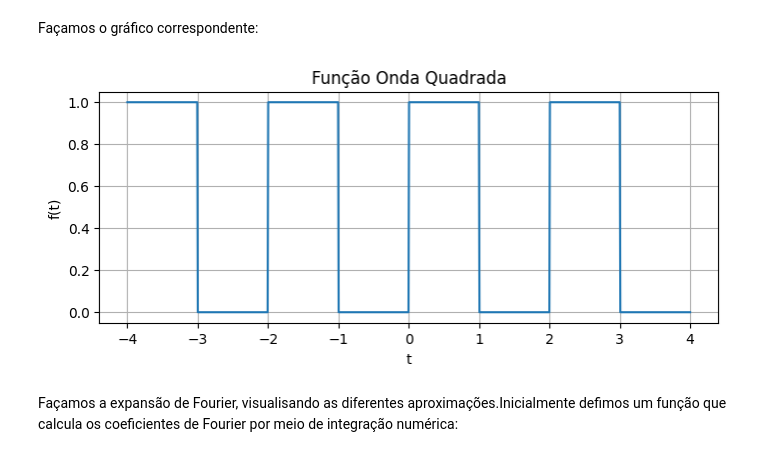
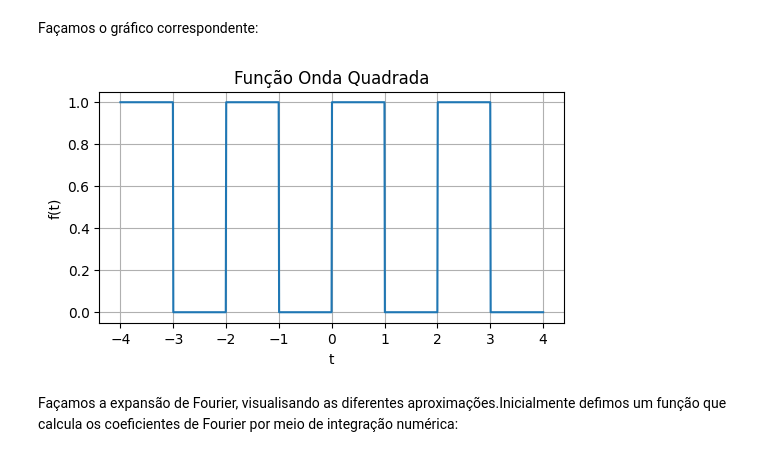
Before and after one commit to fernandodeeke/curso_python, a Jupyter notebook: fourier1.ipynb, the cells around one changed output. Cells and saved outputs as stored; diff of their text form; code cells hidden in the pictures.

```diff
--- a/fourier1.ipynb
+++ b/fourier1.ipynb
@@ -50,17 +48,17 @@ Façamos o gráfico correspondente:
 # %%
 T =2
 t = np.linspace(-4, 4, 1000)
 y = square_wave(t)
 
-plt.figure(figsize=(8, 3))
+plt.figure(figsize=(6, 3))
 plt.plot(t, y)
 plt.title('Função Onda Quadrada')
 plt.xlabel('t')
 plt.ylabel('f(t)')
 plt.grid(True)
 plt.show()
 # %% [output]
-[figure, old version]
+[figure, new version]
 # %% [markdown]
 Façamos a expansão de Fourier, visualisando as diferentes aproximações.Inicialmente defimos um função que calcula os coeficientes de Fourier por meio de integração numérica:
 # %%
```
Also changed, not shown: parts of 3 cells of this notebook.
